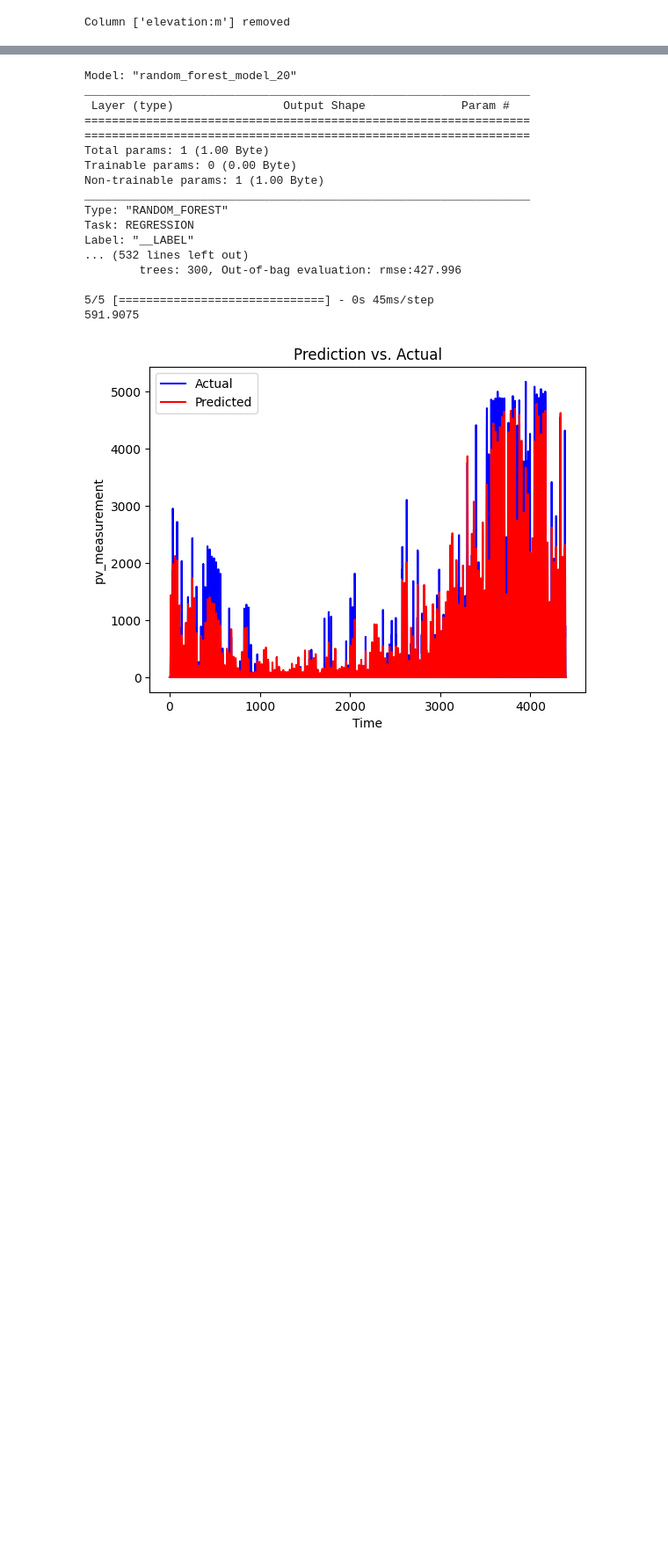
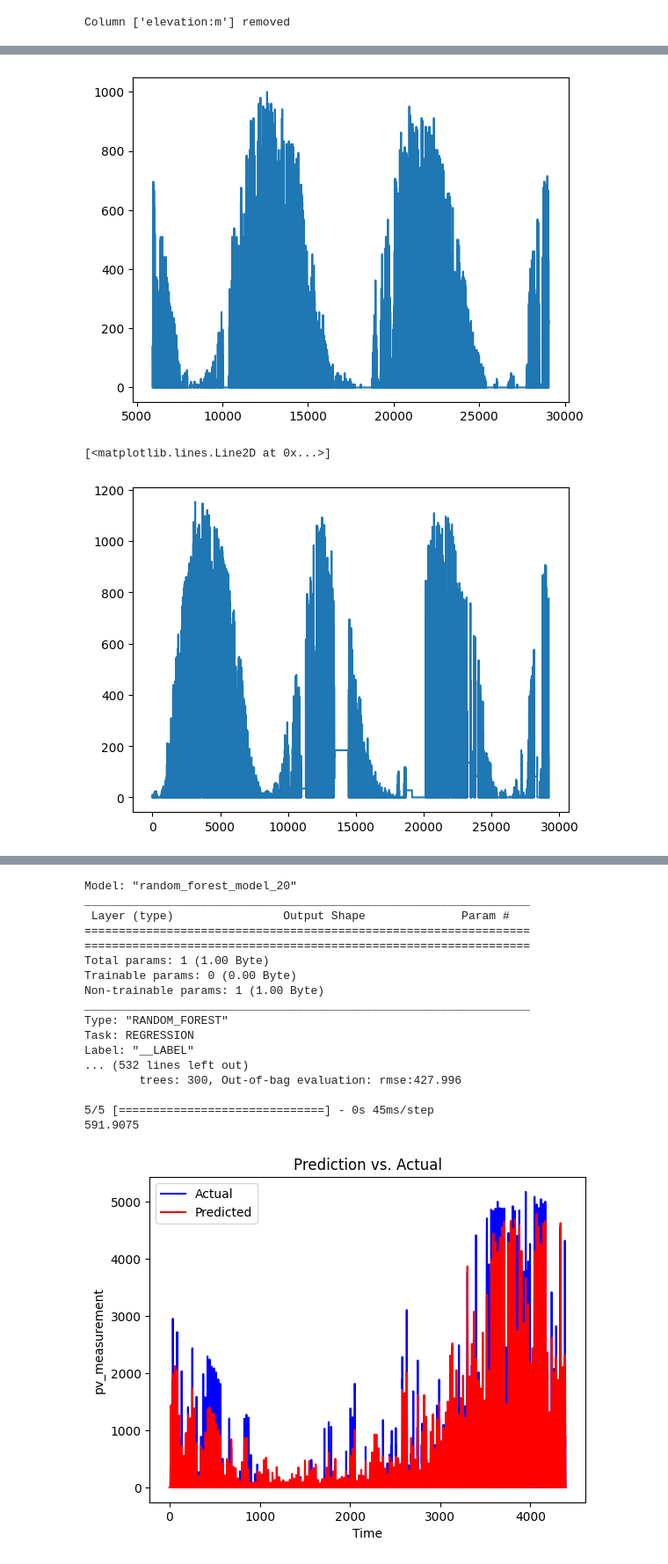
Before and after one commit to henrikmw/TDT4173-Time-Series-Forecasting, a Jupyter notebook: random_forest.ipynb, the cells around one changed output, grey strips where cells are left out. Shown at 88% size. Cells and saved outputs as stored; diff of their text form; code cells hidden in the pictures; blank space fills up the shorter version.

```diff
--- a/random_forest.ipynb
+++ b/random_forest.ipynb
@@ -209 +208,12 @@ plt.plot(B[0]['pv_measurement'])
+# %%
+#C[0] = C[0][5800:]
+#B[0].drop(index=B[0].iloc[13310:14560].index.tolist(), axis=0, inplace=True)
+
+plt.plot(C[0]['pv_measurement'])
+plt.show()
+plt.plot(B[0]['pv_measurement'])
+# %% [output]
+[figure, added]
+[<matplotlib.lines.Line2D at 0x...>]
+[figure, added]
 # %%
```
Also changed, not shown: parts of 5 cells of this notebook.
